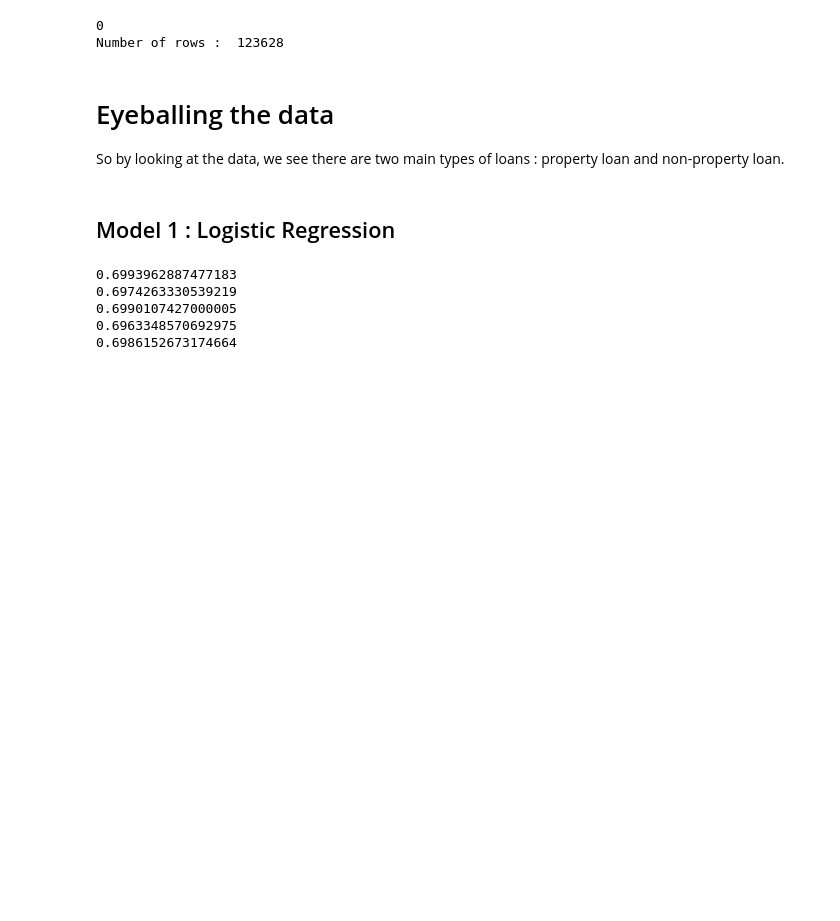
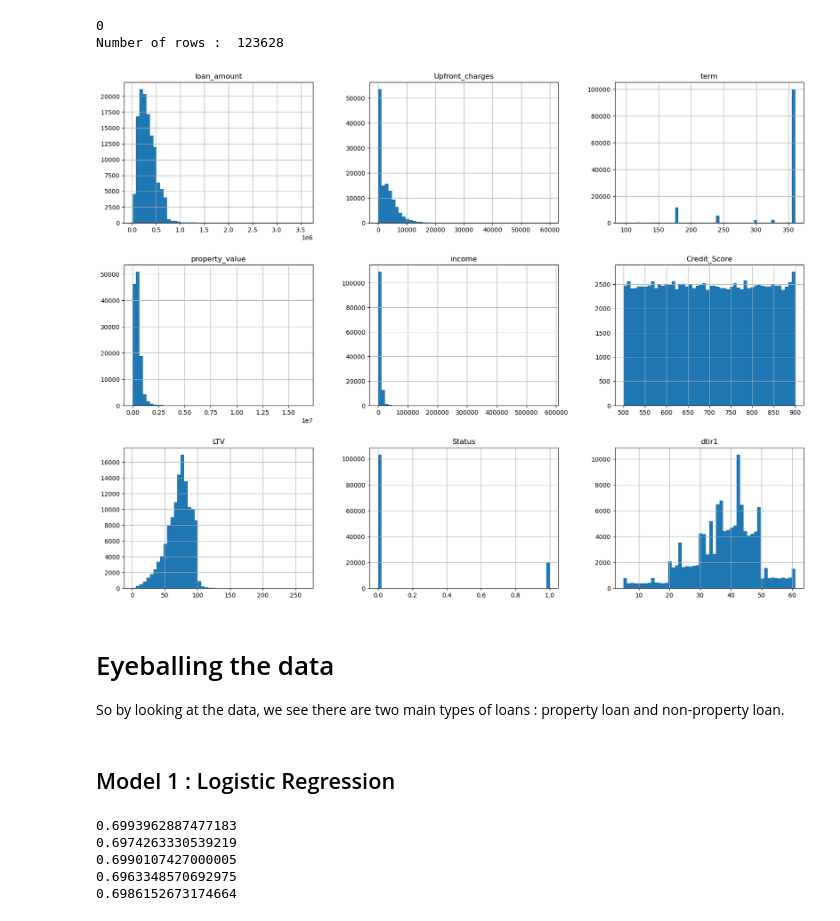
Before and after one commit to dr17549/Credit-Default-Prediction, a Jupyter notebook: Loan Default.ipynb, the cells around one changed output. Saved outputs shown, nothing was run; the diff lists cells and outputs as text; code cells hidden in the pictures; blank space fills up the shorter version.

```diff
--- a/Loan Default.ipynb
+++ b/Loan Default.ipynb
@@ -54,6 +54,11 @@ print("Number of rows : " , len(df.index))
 # %% [output]
 0
 Number of rows :  123628
+# %%
+df.hist(bins = 50, figsize = (20, 15))
+plt.show()
+# %% [output]
+[figure, added]
 # %% [markdown]
 # Eyeballing the data
 
```
